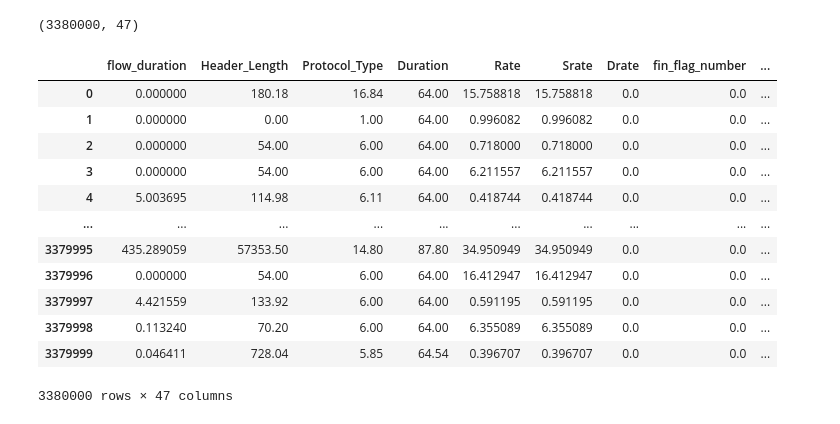
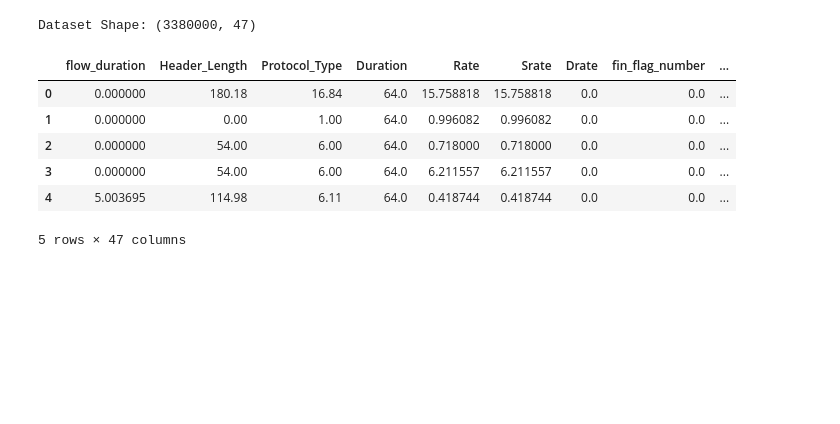
Before and after one commit to ArpitSharma0713/work_minor_project, a Jupyter notebook: workminor.ipynb, the cells around one changed output. Saved outputs shown, nothing was run; the diff lists cells and outputs as text; code cells hidden in the pictures; blank space fills up the shorter version.

```diff
--- a/workminor.ipynb
+++ b/workminor.ipynb
@@ -2,35 +2,37 @@
 import pandas as pd
 import numpy as np
 import joblib
+import random
+import tensorflow as tf
+import matplotlib.pyplot as plt
 
-df = pd.read_csv("feature_enginn 1.0 dataset.csv")
+SEED = 42
 
-df.columns = df.columns.str.strip().str.replace(" ", "_")
-
-df.rename(columns={"Magnitue": "Magnitude"}, inplace=True)
-
-print(df.shape)
+np.random.seed(SEED)
+random.seed(SEED)
+tf.random.set_seed(SEED)
-# %% [output]
-(3380000, 47)
 # %%
-from sklearn.preprocessing import LabelEncoder
+df = pd.read_csv("feature_enginn 1.0 dataset.csv")
 
-le = LabelEncoder()
-df['label'] = le.fit_transform(df['label'])
-
+df.columns = (
+    df.columns
+    .str.strip()
+    .str.replace(" ", "_")
+)
+df.rename(
+    columns={"Magnitue": "Magnitude"},
+    inplace=True
+)
 df.fillna(0, inplace=True)
+print("Dataset Shape:", df.shape)
+df.head()
 # %% [output]
+Dataset Shape: (3380000, 47)
 |  | flow_duration | Header_Length | Protocol_Type | Duration | Rate | Srate | Drate | fin_flag_number | ... |
-| 0 | 0.000000 | 180.18 | 16.84 | 64.00 | 15.758818 | 15.758818 | 0.0 | 0.0 | ... |
-| 1 | 0.000000 | 0.00 | 1.00 | 64.00 | 0.996082 | 0.996082 | 0.0 | 0.0 | ... |
-| 2 | 0.000000 | 54.00 | 6.00 | 64.00 | 0.718000 | 0.718000 | 0.0 | 0.0 | ... |
-| 3 | 0.000000 | 54.00 | 6.00 | 64.00 | 6.211557 | 6.211557 | 0.0 | 0.0 | ... |
-| 4 | 5.003695 | 114.98 | 6.11 | 64.00 | 0.418744 | 0.418744 | 0.0 | 0.0 | ... |
-| ... | ... | ... | ... | ... | ... | ... | ... | ... | ... |
-| 3379995 | 435.289059 | 57353.50 | 14.80 | 87.80 | 34.950949 | 34.950949 | 0.0 | 0.0 | ... |
-| 3379996 | 0.000000 | 54.00 | 6.00 | 64.00 | 16.412947 | 16.412947 | 0.0 | 0.0 | ... |
-| 3379997 | 4.421559 | 133.92 | 6.00 | 64.00 | 0.591195 | 0.591195 | 0.0 | 0.0 | ... |
-| 3379998 | 0.113240 | 70.20 | 6.00 | 64.00 | 6.355089 | 6.355089 | 0.0 | 0.0 | ... |
-| 3379999 | 0.046411 | 728.04 | 5.85 | 64.54 | 0.396707 | 0.396707 | 0.0 | 0.0 | ... |
+| 0 | 0.000000 | 180.18 | 16.84 | 64.0 | 15.758818 | 15.758818 | 0.0 | 0.0 | ... |
+| 1 | 0.000000 | 0.00 | 1.00 | 64.0 | 0.996082 | 0.996082 | 0.0 | 0.0 | ... |
+| 2 | 0.000000 | 54.00 | 6.00 | 64.0 | 0.718000 | 0.718000 | 0.0 | 0.0 | ... |
+| 3 | 0.000000 | 54.00 | 6.00 | 64.0 | 6.211557 | 6.211557 | 0.0 | 0.0 | ... |
+| 4 | 5.003695 | 114.98 | 6.11 | 64.0 | 0.418744 | 0.418744 | 0.0 | 0.0 | ... |
-3380000 rows × 47 columns
+5 rows × 47 columns
 # %%
```
Also changed, not shown: parts of 30 cells of this notebook, 6 other files.
